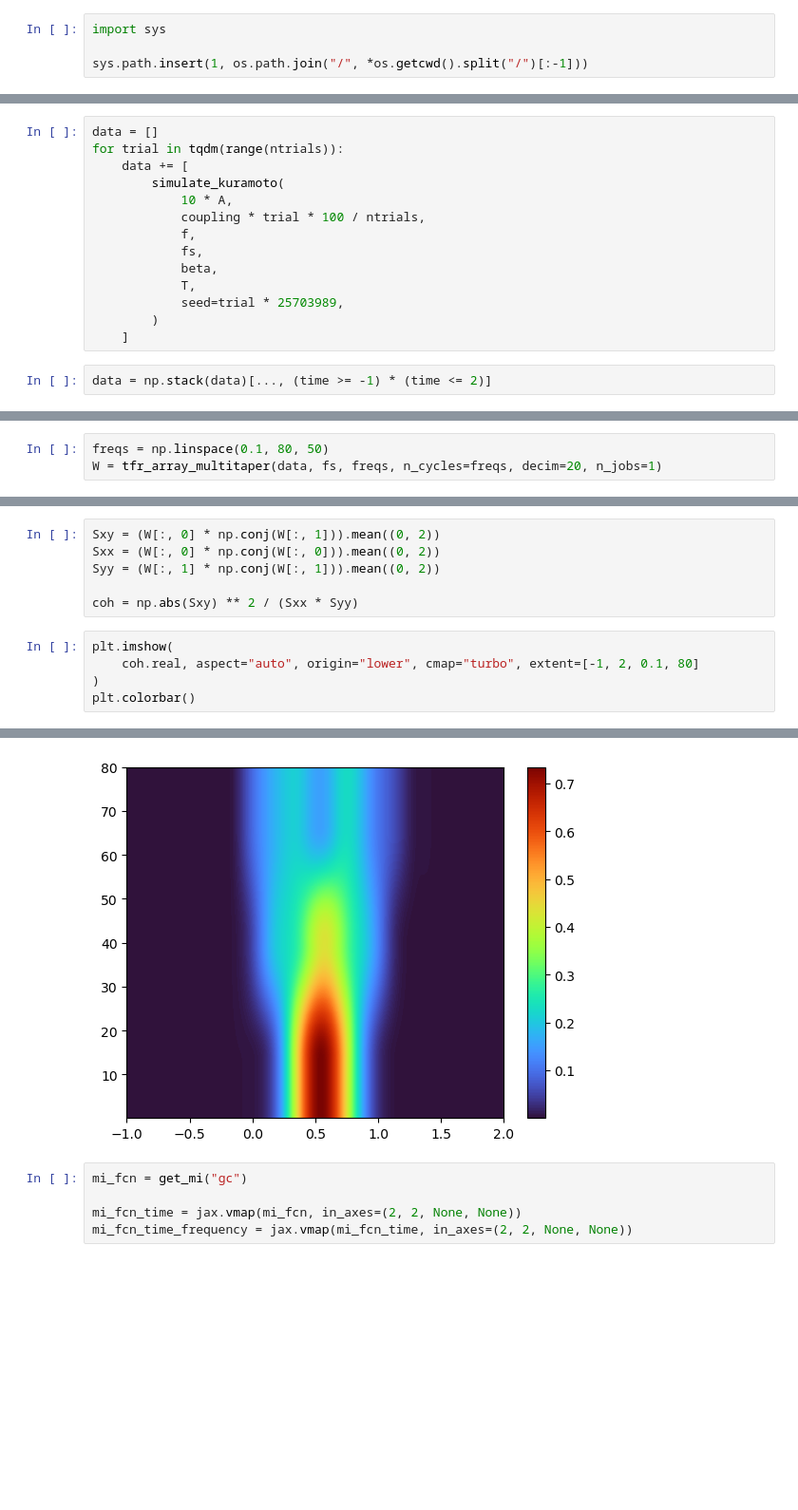
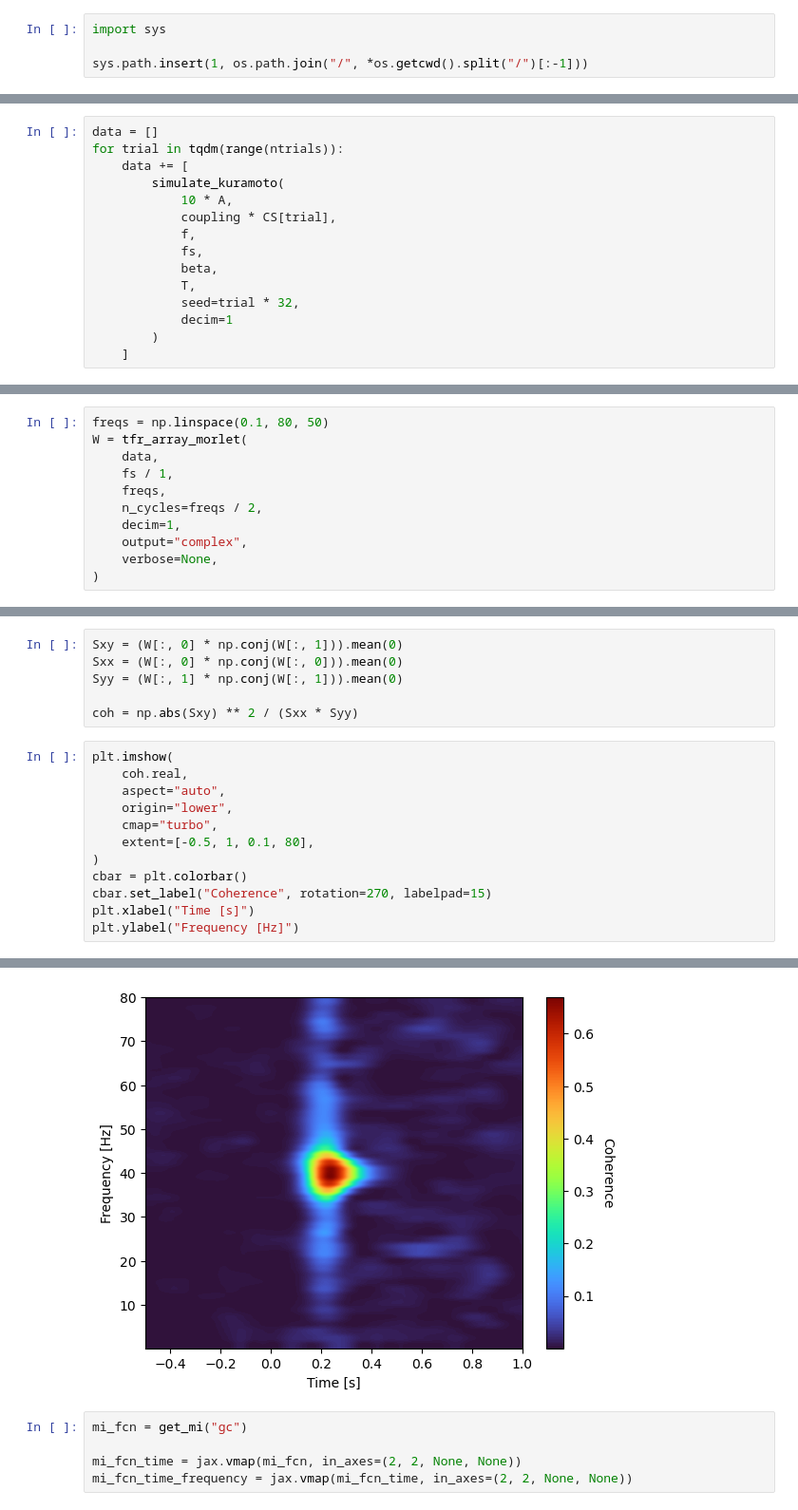
Before and after one commit to ViniciusLima94/phase_amplitude_encoding, a Jupyter notebook: notebooks/Figure1.ipynb, the cells around one changed output, grey strips where cells are left out. Shown at 95% size. Saved outputs shown, nothing was run; the diff lists cells and outputs as text; blank space fills up the shorter version.

```diff
--- a/notebooks/Figure1.ipynb
+++ b/notebooks/Figure1.ipynb
@@ -49,13 +51,12 @@ for trial in tqdm(range(ntrials)):
     data += [
         simulate_kuramoto(
             10 * A,
-            coupling * trial * 100 / ntrials,
+            coupling * CS[trial],
             f,
             fs,
             beta,
             T,
-            seed=trial * 25703989,
+            seed=trial * 32,
+            decim=1
         )
     ]
-# %%
-data = np.stack(data)[..., (time >= -1) * (time <= 2)]
@@ -68,3 +85,11 @@ plt.xlim(-0.2, 0.2)
 # %%
 freqs = np.linspace(0.1, 80, 50)
-W = tfr_array_multitaper(data, fs, freqs, n_cycles=freqs, decim=20, n_jobs=1)
+W = tfr_array_morlet(
+    data,
+    fs / 1,
+    freqs,
+    n_cycles=freqs / 2,
+    decim=1,
+    output="complex",
+    verbose=None,
+)
@@ -71,12 +102,19 @@ W = tfr_array_multitaper(data, fs, freqs, n_cycles=freqs, decim=20, n_jobs=1)
 # %%
-Sxy = (W[:, 0] * np.conj(W[:, 1])).mean((0, 2))
-Sxx = (W[:, 0] * np.conj(W[:, 0])).mean((0, 2))
-Syy = (W[:, 1] * np.conj(W[:, 1])).mean((0, 2))
+Sxy = (W[:, 0] * np.conj(W[:, 1])).mean(0)
+Sxx = (W[:, 0] * np.conj(W[:, 0])).mean(0)
+Syy = (W[:, 1] * np.conj(W[:, 1])).mean(0)
 
 coh = np.abs(Sxy) ** 2 / (Sxx * Syy)
 # %%
 plt.imshow(
-    coh.real, aspect="auto", origin="lower", cmap="turbo", extent=[-1, 2, 0.1, 80]
+    coh.real,
+    aspect="auto",
+    origin="lower",
+    cmap="turbo",
+    extent=[-0.5, 1, 0.1, 80],
 )
-plt.colorbar()
+cbar = plt.colorbar()
+cbar.set_label("Coherence", rotation=270, labelpad=15)
+plt.xlabel("Time [s]")
+plt.ylabel("Frequency [Hz]")
 # %% [output]
@@ -84,4 +122,4 @@ plt.colorbar()
-[figure, old version]
+[figure, new version]
 # %%
 mi_fcn = get_mi("gc")
 
```
Also changed, not shown: parts of 33 cells of this notebook, 3 other files.
